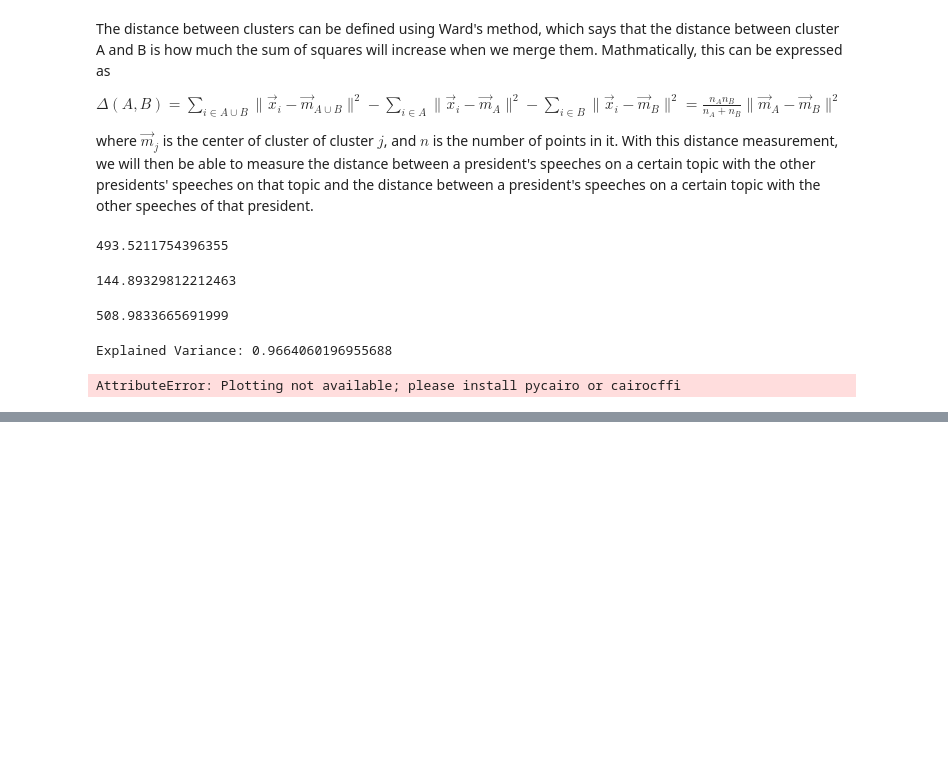
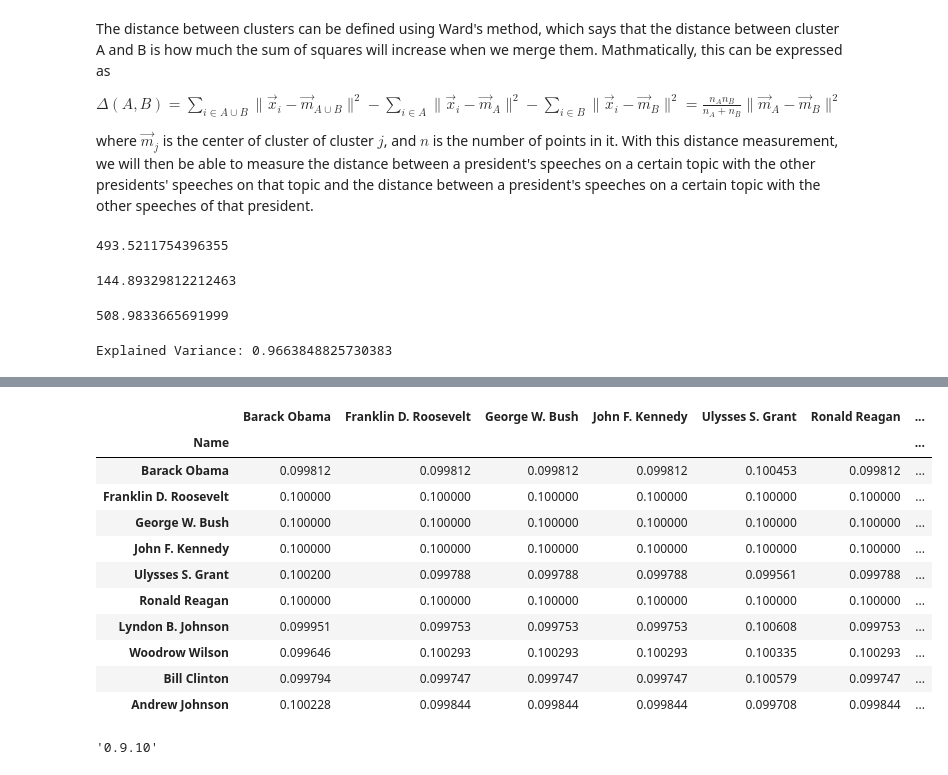
Before and after one commit to ShiyangLai/Political-Speech-Deep-Learning-Final-Project, a Jupyter notebook: notebook/word_embedding.ipynb, the cells around one changed output, grey strips where cells are left out. Cells and saved outputs as stored; diff of their text form; code cells hidden in the pictures; blank space fills up the shorter version.

```diff
--- a/notebook/word_embedding.ipynb
+++ b/notebook/word_embedding.ipynb
@@ -298,9 +298,9 @@ for context_name in context_names:
 pca = PCA(n_components=100)
 pca.fit(d2vmodel.sv.vectors)
 print(f"Explained Variance: {sum(pca.explained_variance_ratio_)}")
-pcaSpace = pca.transform(d2vmodel.sv.vectors) * 100
+pcaSpace = pca.transform(d2vmodel.sv.vectors)
 # %% [output]
-Explained Variance: 0.9664060196955688
+Explained Variance: 0.9663848825730383
 # %%
 innov_df = pd.DataFrame(columns=['Context', 'Name'] + focal_presidents)
 
@@ -314,7 +314,7 @@ for context in focal_topics:
         for president2 in focal_presidents:
             president2_index = speech[(speech.President == president2) & (speech.Context == context)].index.values
             president2_position = pcaSpace[president2_index, :]
-            dict[president2] = ward_dist(my_position, president2_position)
+            dict[president2] = 1 / (1 + math.exp(-ward_dist(my_position, president2_position)))
         innov_df = innov_df.append(dict, ignore_index=True)
 # %%
 # Congress network
@@ -326,7 +323,9 @@ g.vs['label'] = congress_net.columns
+# %%
+# from sklearn.preprocessing import normalize
+X_normalized = normalize(congress_net.values, norm='l1')
+congress_net.iloc[:,:] = X_normalized
 # %%
-igraph.plot(g, layout="rt", labels=True, margin=80)
+congress_net.to_csv('congress.csv', index=True)
-# %% [output]
-AttributeError: Plotting not available; please install pycairo or cairocffi
 # %%
-! pip install pycairo
+congress_net
 # %% [output]
@@ -346,0 +332,16 @@ You should consider upgrading via the '/Users/shiyang/opt/anaconda3/bin/python -
+|  | Barack Obama | Franklin D. Roosevelt | George W. Bush | John F. Kennedy | Ulysses S. Grant | Ronald Reagan | ... |
+| Name |  |  |  |  |  |  | ... |
+| Barack Obama | 0.099812 | 0.099812 | 0.099812 | 0.099812 | 0.100453 | 0.099812 | ... |
+| Franklin D. Roosevelt | 0.100000 | 0.100000 | 0.100000 | 0.100000 | 0.100000 | 0.100000 | ... |
+| George W. Bush | 0.100000 | 0.100000 | 0.100000 | 0.100000 | 0.100000 | 0.100000 | ... |
+| John F. Kennedy | 0.100000 | 0.100000 | 0.100000 | 0.100000 | 0.100000 | 0.100000 | ... |
+| Ulysses S. Grant | 0.100200 | 0.099788 | 0.099788 | 0.099788 | 0.099561 | 0.099788 | ... |
+| Ronald Reagan | 0.100000 | 0.100000 | 0.100000 | 0.100000 | 0.100000 | 0.100000 | ... |
+| Lyndon B. Johnson | 0.099951 | 0.099753 | 0.099753 | 0.099753 | 0.100608 | 0.099753 | ... |
+| Woodrow Wilson | 0.099646 | 0.100293 | 0.100293 | 0.100293 | 0.100335 | 0.100293 | ... |
+| Bill Clinton | 0.099794 | 0.099747 | 0.099747 | 0.099747 | 0.100579 | 0.099747 | ... |
+| Andrew Johnson | 0.100228 | 0.099844 | 0.099844 | 0.099844 | 0.099708 | 0.099844 | ... |
+# %%
+igraph.__version__
+# %% [output]
+'0.9.10'
```
Also changed, not shown: parts of 2 cells of this notebook, 5 other files.
